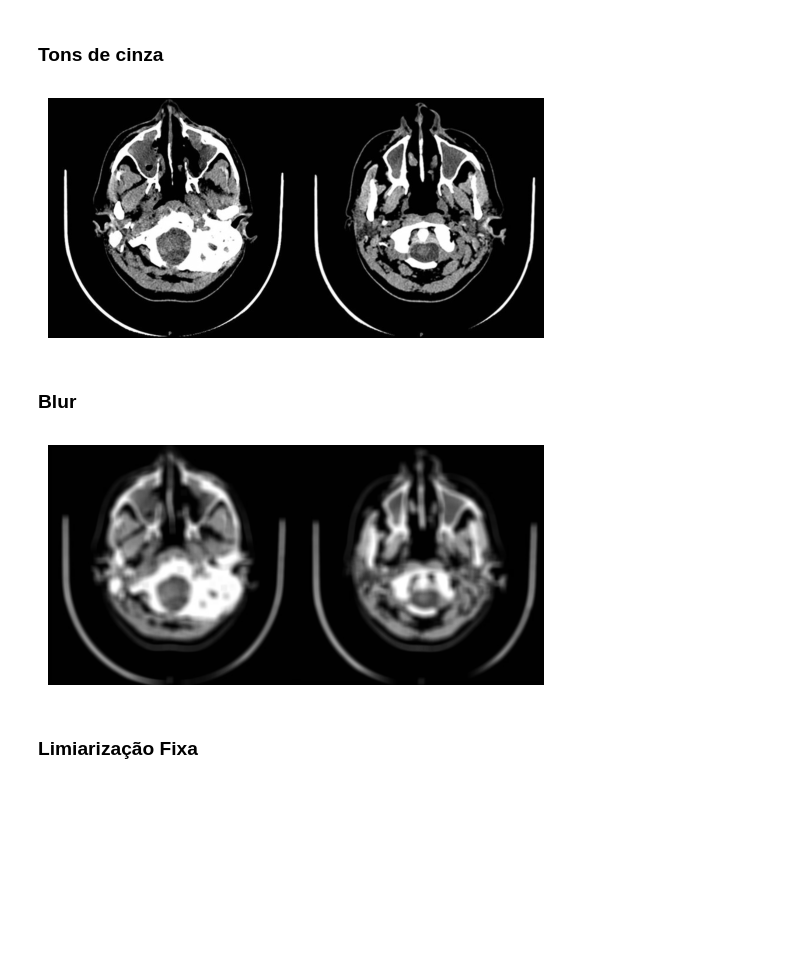
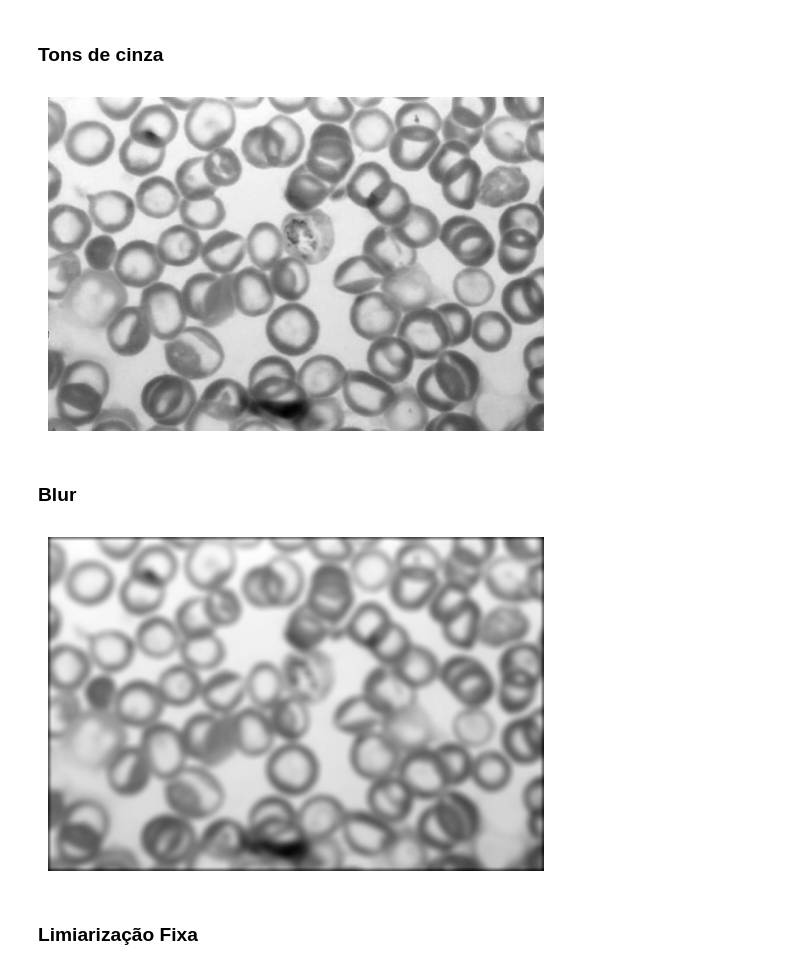
Before and after one commit to EdCarlos-dev/tratamentodeimagens, a Jupyter notebook: app/filtros_imagem.ipynb, the cells around one changed output. Saved outputs shown, nothing was run; the diff lists cells and outputs as text; code cells hidden in the pictures; blank space fills up the shorter version.

```diff
--- a/app/filtros_imagem.ipynb
+++ b/app/filtros_imagem.ipynb
@@ -297,7 +297,7 @@ def process_darkhat_image(image_threshold,k):
 ### Input dos dados
 # %%
 
-imagem_placa = cv2.imread('axial.jpg')
+imagem_placa = cv2.imread('cell.jpg')
 imagem_placa = cv2.cvtColor(imagem_placa,cv2.COLOR_BGR2RGB)
 plt.imshow(imagem_placa)
 plt.axis('off')
@@ -323,7 +323,7 @@ plt.imshow(gray, cmap='gray')
 plt.axis('off')
 plt.show()
 # %% [output]
-[figure, old version]
+[figure, new version]
 # %% [markdown]
 ### Blur
 # %%
@@ -332,9 +332,10 @@ blur = process_blur(gray,k)
 # %%
 plt.imshow(blur, cmap='gray')
 plt.axis('off')
 plt.show()
+plt.imsave('blurteste.png', blur)
 # %% [output]
-[figure, old version]
+[figure, new version]
 # %% [markdown]
 ### Limiarização Fixa
 # %%
```
Also changed, not shown: parts of 11 cells of this notebook.
